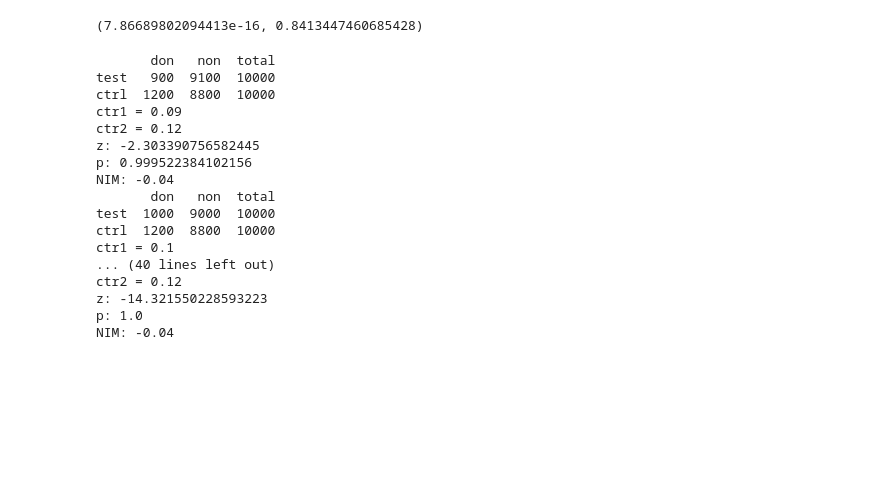
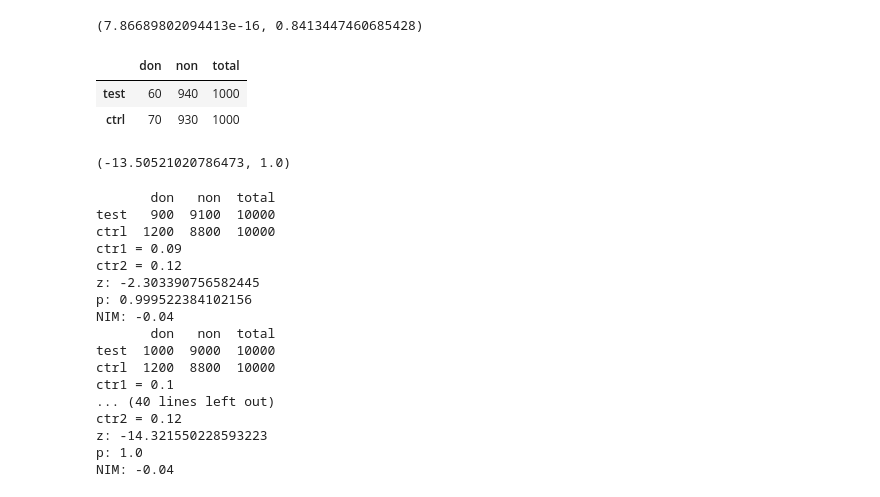
Before and after one commit to SWannell/non-inferiority-test, a Jupyter notebook: non-inferiority-statistics.ipynb, the cells around one changed output. Saved outputs shown, nothing was run; the diff lists cells and outputs as text; code cells hidden in the pictures; blank space fills up the shorter version.

Commit message:
Functioning ratio test

```diff
--- a/non-inferiority-statistics.ipynb
+++ b/non-inferiority-statistics.ipynb
@@ -119,6 +119,21 @@ def mndifference(datafr, nim):
 print(mndifference(df, delta))
 # %% [output]
 (7.86689802094413e-16, 0.8413447460685428)
+# %%
+df
+# %% [output]
+|  | don | non | total |
+| test | 60 | 940 | 1000 |
+| ctrl | 70 | 930 | 1000 |
+# %%
+df2 = pd.DataFrame.from_dict({'test': [60], 'ctrl': [65]},
+                            orient='index',
+                            columns=['don'])
+df2['total'] = 1000
+df2['non'] = df2['total'] - df2['don']
+mndifference(df2, -0.2)
+# %% [output]
+(-13.50521020786473, 1.0)
 # %%
 diff_range = 300
 differences = range(-diff_range, diff_range+1, 100)
```
Also changed, not shown: 2 other files.
